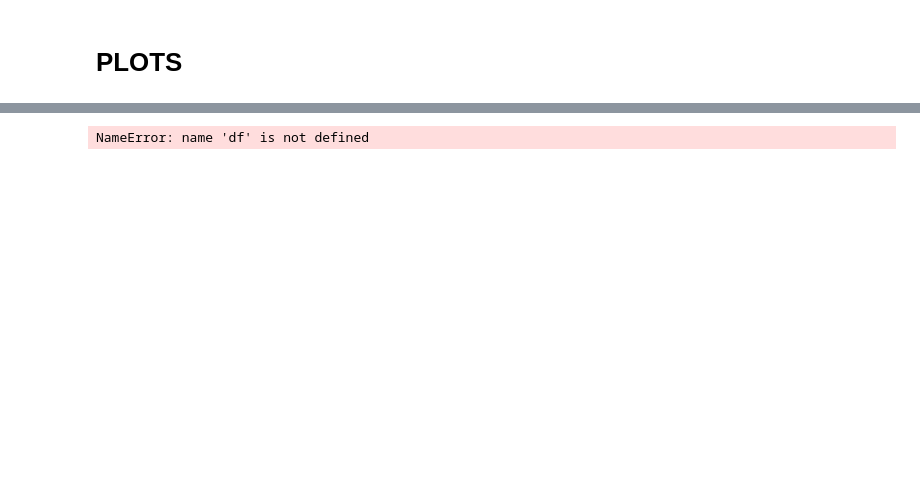
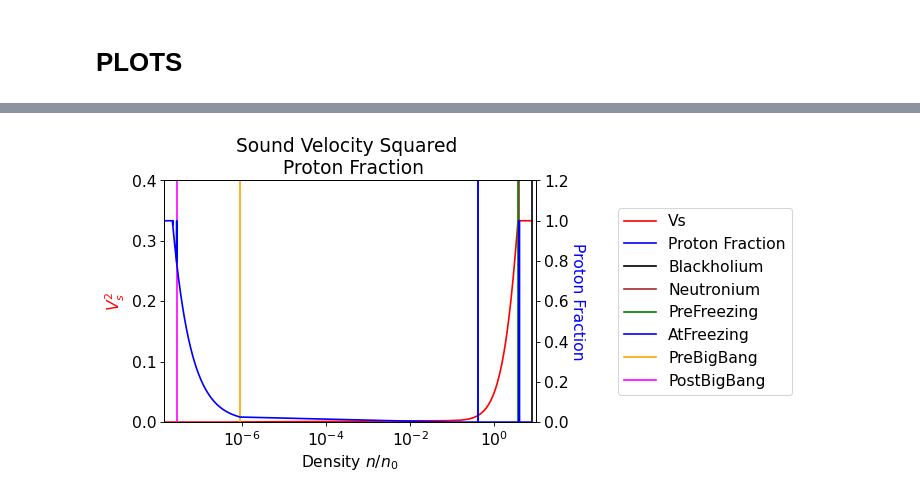
Before and after one commit to ny2292000/CMB_HU, a Jupyter notebook: AAA_BlackholiumUniverseFunction_20211120.ipynb, the cells around one changed output, grey strips where cells are left out. Cells and saved outputs as stored; diff of their text form; code cells hidden in the pictures; blank space fills up the shorter version.

```diff
--- a/AAA_BlackholiumUniverseFunction_20211120.ipynb
+++ b/AAA_BlackholiumUniverseFunction_20211120.ipynb
@@ -251,47 +248,32 @@ See the caveats in the documentation: https://pandas.pydata.org/pandas-docs/stab
 # %%
 # Plot A
 
-tmin=1E0
-tmax=today
-dmin = 1E-27
-dmax = 1E20
-
-colors = get_standard_colors(num_colors=10)
-
-plt.rcParams['figure.figsize'] = defaultsize
-plt.rcParams['figure.figsize'] = defaultsize
-plt.rcParams['figure.dpi'] = 80
-plt.rcParams['savefig.dpi'] = 300
-plt.rcParams['font.size'] = 14
-plt.rcParams['legend.fontsize'] = 'medium'
-plt.rcParams['figure.titlesize'] = 'medium'
-
 ################################
-ax=df.plot(x="y",y="Vs", c="r", legend=False)
-ax.set_title("Sound Velocity Variance \n Proton Fraction")
+ax=myU.df.plot(x="y",y="Vs", c="r", legend=False)
+ax.set_title("Sound Velocity Squared \n Proton Fraction")
 ax.set_ylabel("$V_s^2$", c="r")
 ax.set_xlabel('Density $n/n_0$')
 ################################
 ax1 = plt.twinx(ax)
-df.plot(x="y", y="ProtonFraction", ax=ax1, c="b", legend=False)
+myU.df.plot(x="y", y="ProtonFraction", ax=ax1, c="b", legend=False)
 ax1.set_ylabel("Proton Fraction", rotation=270, labelpad=15, c="b")
-ax.set_ylim(0,np.max(df.Vs)*1.2)
-ax1.set_ylim(0,np.max(df.ProtonFraction)*1.2)
+ax.set_ylim(0,np.max(myU.df.Vs)*1.2)
+ax1.set_ylim(0,np.max(myU.df.ProtonFraction)*1.2)
 
-ax.axvline(x=densityAtFreezing, label="Proton Fraction", c="blue")
-ax.axvline(x=dbh_y, label="Blackholium", c="black")
-ax.axvline(x=dneutron_y, label="Neutronium", c="brown")
-ax.axvline(x=densityAtPreFreezing, label="PreFreezing", c="green")
-ax.axvline(x=densityAtFreezing, label="AtFreezing", c="blue")
-ax.axvline(x=densityPreBigBang, label="PreBigBang", c="orange")
-ax.axvline(x=densityPostBigBang, label="PostBigBang", c="magenta")
+ax.axvline(x=myU.densityAtFreezing, label="Proton Fraction", c="blue")
+ax.axvline(x=myU.densityBlackholium, label="Blackholium", c="black")
+ax.axvline(x=myU.densityNeutronium, label="Neutronium", c="brown")
+ax.axvline(x=myU.densityAtPreFreezing, label="PreFreezing", c="green")
+ax.axvline(x=myU.densityAtFreezing, label="AtFreezing", c="blue")
+ax.axvline(x=myU.densityPreBigBang, label="PreBigBang", c="orange")
+ax.axvline(x=myU.densityPostBigBang, label="PostBigBang", c="magenta")
 
 ax.set_xscale('log')
 # ax.set_xlim([0.5*densityAtFreezing, 10])
-ax.set_xlim([0.5*densityPostBigBang, 10])
+ax.set_xlim([0.5*myU.densityPostBigBang, 10])
 # ax.set_xlim([0.5*today_y, 10])
 lgd=ax.legend(loc='center left', bbox_to_anchor=(1.2, 0.5))
 plt.show()
 # %% [output]
-NameError: name 'df' is not defined
+[figure, added]
 # %%
```
Also changed, not shown: parts of 37 cells of this notebook, 4 other files.
